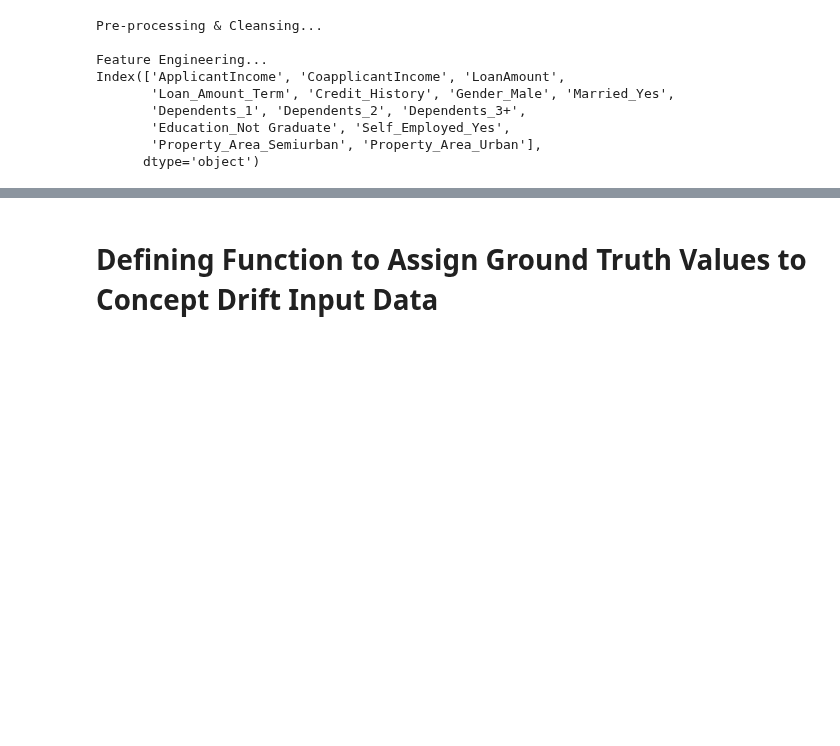
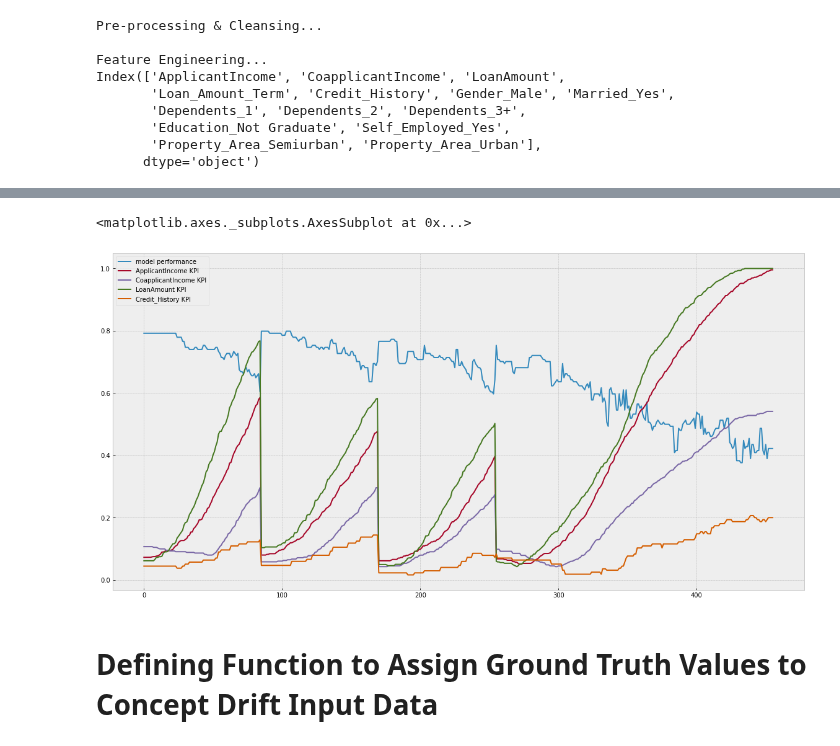
Before and after one commit to dolmani38/drift, a Jupyter notebook: Monitoring Data and Model Drift in your MLOps pipeline_수정2.ipynb, the cells around one changed output, grey strips where cells are left out. Cells and saved outputs as stored; diff of their text form; code cells hidden in the pictures; blank space fills up the shorter version.

```diff
--- a/Monitoring Data and Model Drift in your MLOps pipeline_수정2.ipynb
+++ b/Monitoring Data and Model Drift in your MLOps pipeline_수정2.ipynb
@@ -387,3 +405,9 @@ result_df[['model performance','ApplicantIncome KPI','ApplicantIncome Drift','Co
+# %%
+
+result_df[['model performance','ApplicantIncome KPI','CoapplicantIncome KPI','LoanAmount KPI','Credit_History KPI']].plot(figsize=(20,10))
+# %% [output]
+<matplotlib.axes._subplots.AxesSubplot at 0x...>
+[figure, added]
 # %% [markdown]
 # Defining Function to Assign Ground Truth Values to Concept Drift Input Data
 # %%
```
Also changed, not shown: parts of 6 cells of this notebook.
